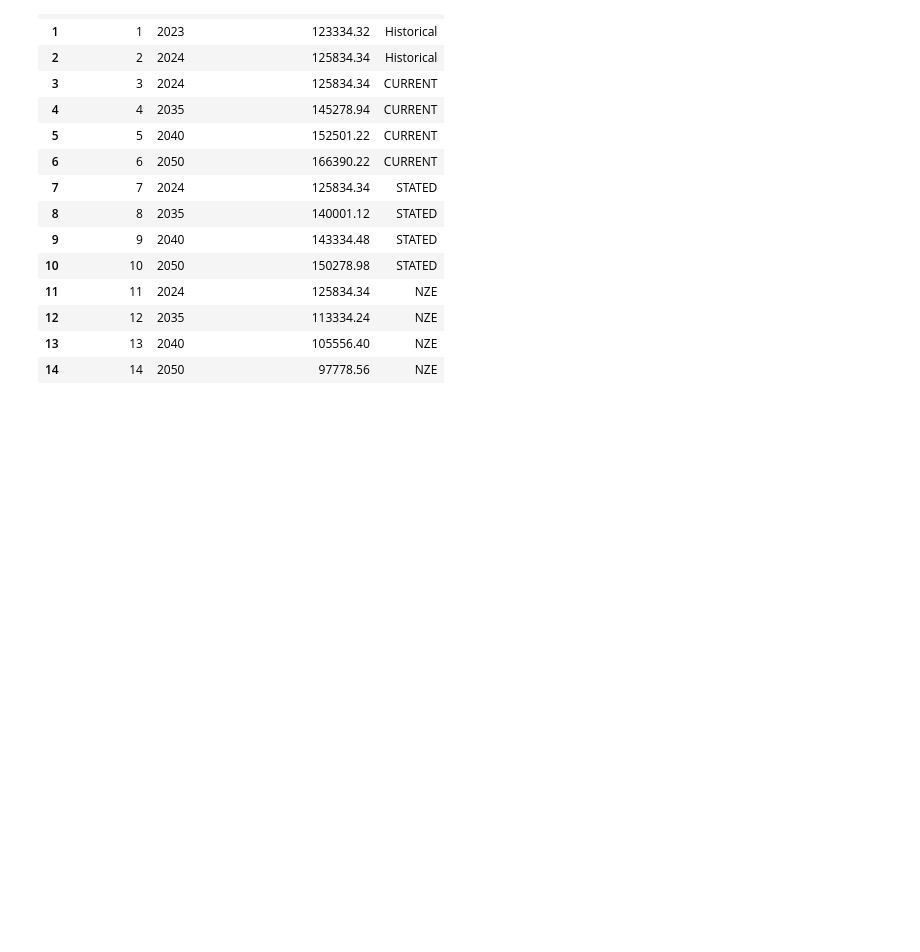
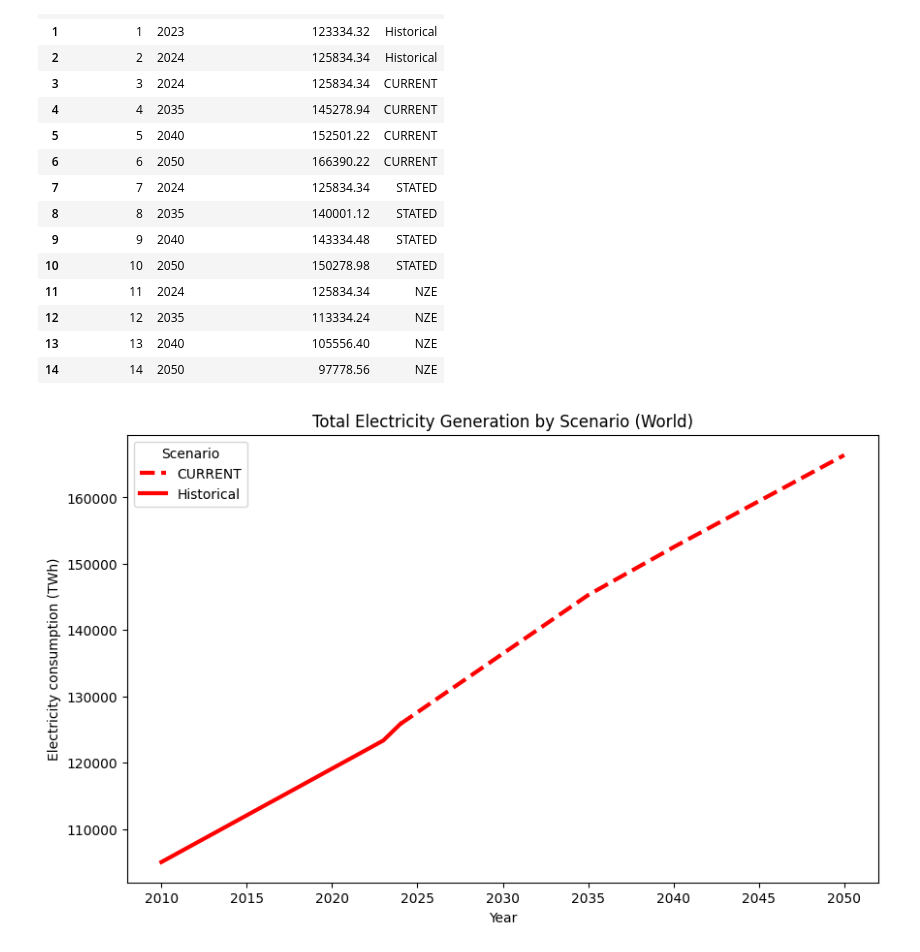
Before and after one commit to Skand13/Energy_Wall, a Jupyter notebook: notebook/electricity_consumption.ipynb, the cells around one changed output. Cells and saved outputs as stored; diff of their text form; code cells hidden in the pictures; blank space fills up the shorter version.

```diff
--- a/notebook/electricity_consumption.ipynb
+++ b/notebook/electricity_consumption.ipynb
@@ -65,0 +102,23 @@ fig.show()
+# %%
+fig, ax = plt.subplots(figsize=(10, 6))
+style_map = {"Historical": dict(color="red", linestyle="-"), "CURRENT": dict(color="red", linestyle="--")}
+
+for scenario, sub in df_gen[df_gen["Scenario"].isin(scenarios_to_plot)].groupby("Scenario"):
+    ax.plot(
+        sub["Year"],
+        sub["Total_final_consumption_TWh"],
+        label=scenario,
+        color=style_map[scenario]["color"],
+        linestyle=style_map[scenario]["linestyle"],
+        # marker="o",
+        linewidth=3,
+    )
+
+ax.set_title("Total Electricity Generation by Scenario (World)")
+ax.set_xlabel("Year")
+ax.set_ylabel("Electricity consumption (TWh)")
+ax.legend(title="Scenario")
+# ax.grid(True, linestyle="--", alpha=0.5)
+plt.show()
+# %% [output]
+[figure, added]
```
Also changed, not shown: parts of 3 cells of this notebook, 44 other files.
